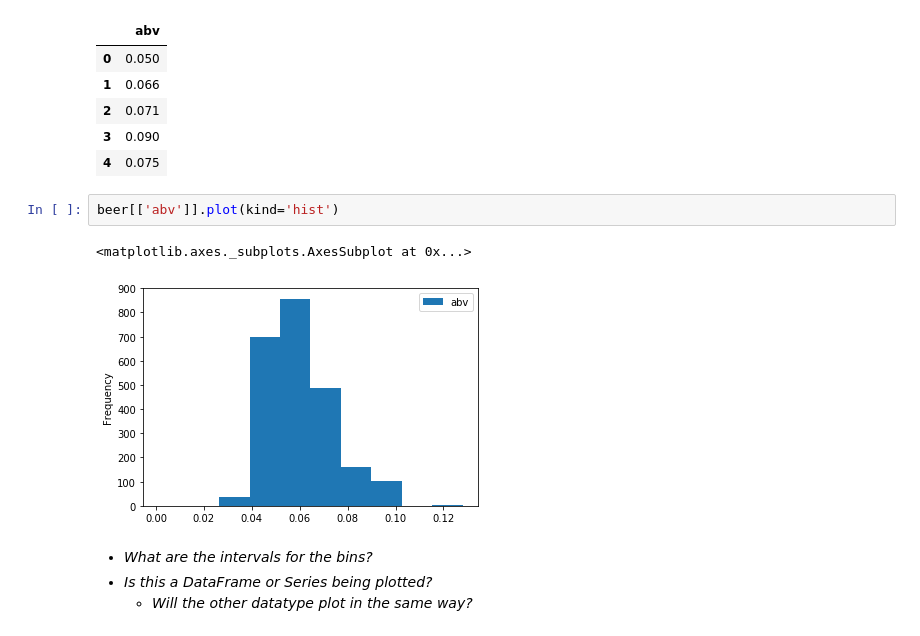
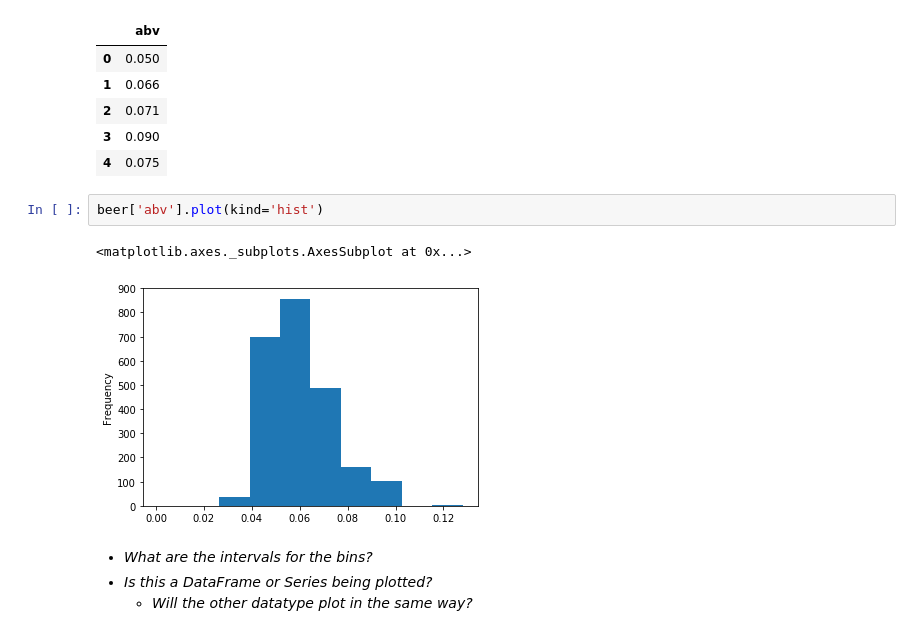
Before and after one commit to organisciak/Scripting-Course, a Jupyter notebook: slides/06-visualization.ipynb, the cells around one changed output. Saved outputs shown, nothing was run; the diff lists cells and outputs as text.

```diff
--- a/slides/06-visualization.ipynb
+++ b/slides/06-visualization.ipynb
@@ -273,10 +273,10 @@ beer[['abv']].head()
 | 3 | 0.090 |
 | 4 | 0.075 |
 # %%
-beer[['abv']].plot(kind='hist')
+beer['abv'].plot(kind='hist')
 # %% [output]
 <matplotlib.axes._subplots.AxesSubplot at 0x...>
-[figure, old version]
+[figure, new version]
 # %% [markdown]
 - *What are the intervals for the bins?*
 - *Is this a DataFrame or Series being plotted?*
```
Also changed, not shown: parts of 16 cells of this notebook, 2 other files.
